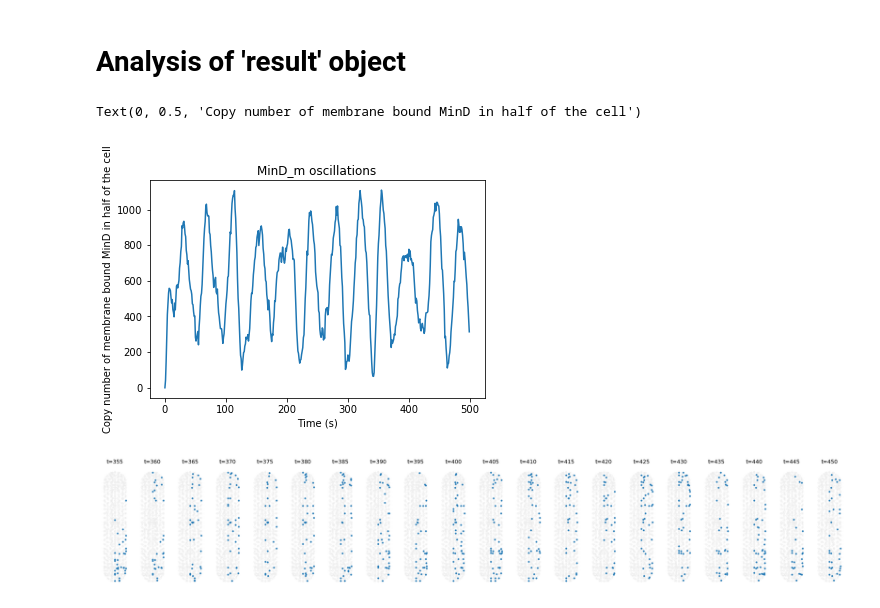
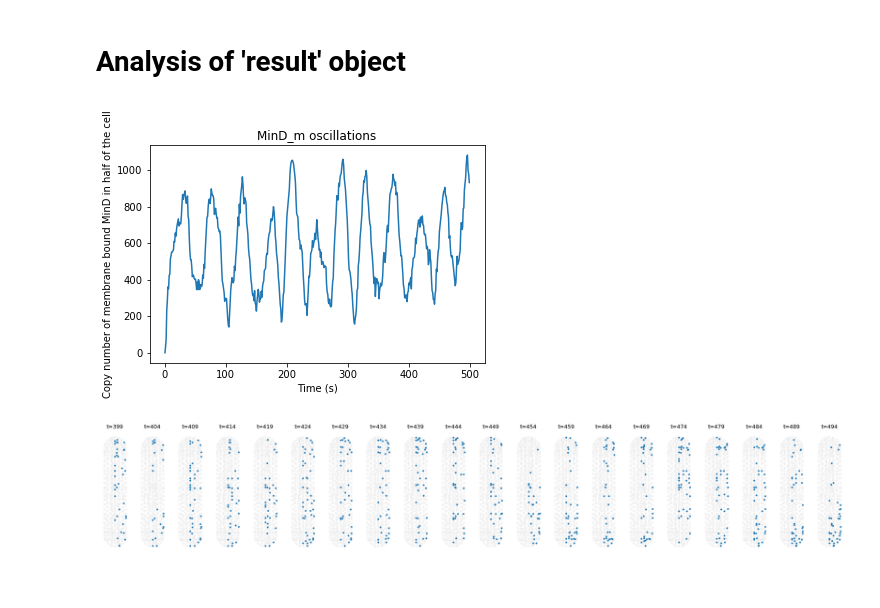
Before and after one commit to StochSS/SpatialPy, a Jupyter notebook: examples/mincde/mincde.ipynb, the cells around one changed output. Saved outputs shown, nothing was run; the diff lists cells and outputs as text; code cells hidden in the pictures.

```diff
--- a/examples/mincde/mincde.ipynb
+++ b/examples/mincde/mincde.ipynb
@@ -59,13 +56,15 @@ class mincde(spatialpy.Model):
         membrate_domain = 2
         self.set_type(Cytosol(), cytosol_domain)
         self.set_type(Membrane(), membrate_domain)
+        D_m = 1e-14
+        D_c =  2.5e-12
 
         # Species
-        MinD_m =     spatialpy.Species(name="MinD_m",     diffusion_constant=1e-14)
-        MinD_c_atp = spatialpy.Species(name="MinD_c_atp", diffusion_constant=2.5e-12)
-        MinD_c_adp = spatialpy.Species(name="MinD_c_adp", diffusion_constant=2.5e-12)
-        MinD_e =     spatialpy.Species(name="MinD_e",     diffusion_constant=2.5e-12)
-        MinDE =      spatialpy.Species(name="MinDE",      diffusion_constant=1e-14)
+        MinD_m =     spatialpy.Species(name="MinD_m",     diffusion_coefficient=D_m)
+        MinD_c_atp = spatialpy.Species(name="MinD_c_atp", diffusion_coefficient=D_c)
+        MinD_c_adp = spatialpy.Species(name="MinD_c_adp", diffusion_coefficient=D_c)
+        MinD_e =     spatialpy.Species(name="MinD_e",     diffusion_coefficient=D_c)
+        MinDE =      spatialpy.Species(name="MinDE",      diffusion_coefficient=D_m)
         self.add_species([MinD_m, MinD_c_atp, MinD_c_adp, MinD_e, MinDE])
 
         # Restrict to membrane protiens to membrane domain (2)
@@ -73,13 +72,13 @@ class mincde(spatialpy.Model):
         self.restrict(MinDE,  membrate_domain)
 
         # Parameters
-        NA = spatialpy.Parameter(name="NA", expression=6.022e23)
+        #NA = self.add_parameter(spatialpy.Parameter(name="NA", expression=6.022e23))
         sigma_d = spatialpy.Parameter(name="sigma_d", expression=2.5e-8)
         sigma_dD = spatialpy.Parameter(name="sigma_dD", expression=0.0016e-18)
         sigma_e = spatialpy.Parameter(name="sigma_e", expression=0.093e-18)
         sigma_de = spatialpy.Parameter(name="sigma_de", expression=0.7)
         sigma_dt = spatialpy.Parameter(name="sigma_dt", expression=1.0)
-        self.add_parameter([NA, sigma_d, sigma_dD, sigma_e, sigma_de, sigma_dt])
+        self.add_parameter([sigma_d, sigma_dD, sigma_e, sigma_de, sigma_dt])
 
         # Data function (spatially varying constant)
         self.add_data_function(MeshSize(self.domain))
@@ -138,19 +137,19 @@ plt.legend()
 # %%
 mindm = result.get_species("MinD_m")
 
 y_vals = model.domain.coordinates()[:, 1]
 idx = y_vals < 1e-6
 mindmsum = np.sum(mindm[:,idx],axis=1)
 plt.plot(result.tspan, mindmsum)
 plt.title('MinD_m oscillations')
 plt.xlabel('Time (s)')
-plt.ylabel('Copy number of membrane bound MinD in half of the cell')
+_=plt.ylabel('Copy number of membrane bound MinD in half of the cell')
 # %% [output]
-Text(0, 0.5, 'Copy number of membrane bound MinD in half of the cell')
-[figure, old version]
+[figure, new version]
 # %%
 mx = np.max(mindmsum)
 tmax = [i for i, j in enumerate(mindmsum) if j == mx][0]
+tmax = min(tmax, int(result.tspan[-1]-100) )
 # tlist = range(model.tspan[-1]-100,model.tspan[-1],10)
 tlist = range(tmax, tmax+100, 5)
 # plt.figure(figsize=(len(tlist)*0.75,2))
@@ -178,4 +177,4 @@ for num, tnow in enumerate(tlist):
     plt.axis('equal')
     plt.axis('off')
 # %% [output]
-[figure, old version]
+[figure, new version]
```
Also changed, not shown: parts of 4 cells of this notebook.
